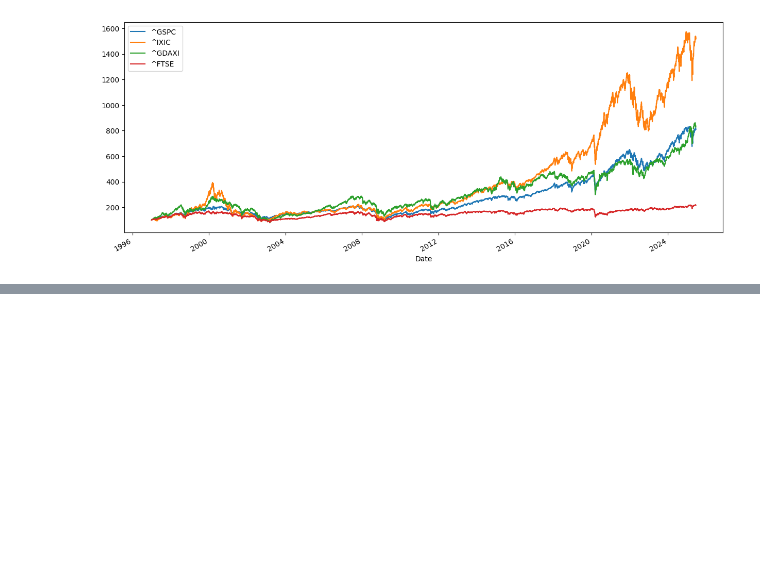
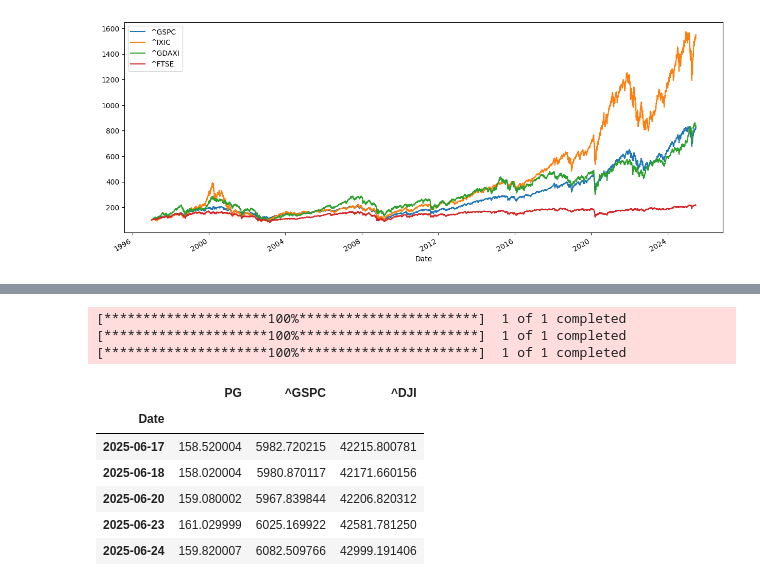
Before and after one commit to ghost99slay/PythonForFinance, a Jupyter notebook: RiskProfitabilityandReturns.ipynb, the cells around one changed output, grey strips where cells are left out. Cells and saved outputs as stored; diff of their text form; code cells hidden in the pictures; blank space fills up the shorter version.

```diff
--- a/RiskProfitabilityandReturns.ipynb
+++ b/RiskProfitabilityandReturns.ipynb
@@ -369,0 +368,19 @@ tickers = ['PG', '^GSPC']
+# %%
+tickers = ['PG', '^GSPC', '^DJI']
+
+data_2 = pd.DataFrame()
+for t in tickers:
+    data_2[t] = yf.download(t, start='1997-1-1', auto_adjust=False)['Adj Close']
+
+data_2.tail()
+# %% [output]
+[*********************100%***********************]  1 of 1 completed
+[*********************100%***********************]  1 of 1 completed
+[*********************100%***********************]  1 of 1 completed
+|  | PG | ^GSPC | ^DJI |
+| Date |  |  |  |
+| 2025-06-17 | 158.520004 | 5982.720215 | 42215.800781 |
+| 2025-06-18 | 158.020004 | 5980.870117 | 42171.660156 |
+| 2025-06-20 | 159.080002 | 5967.839844 | 42206.820312 |
+| 2025-06-23 | 161.029999 | 6025.169922 | 42581.781250 |
+| 2025-06-24 | 159.820007 | 6082.509766 | 42999.191406 |
```
Also changed, not shown: parts of 26 cells of this notebook, 6 other files.
